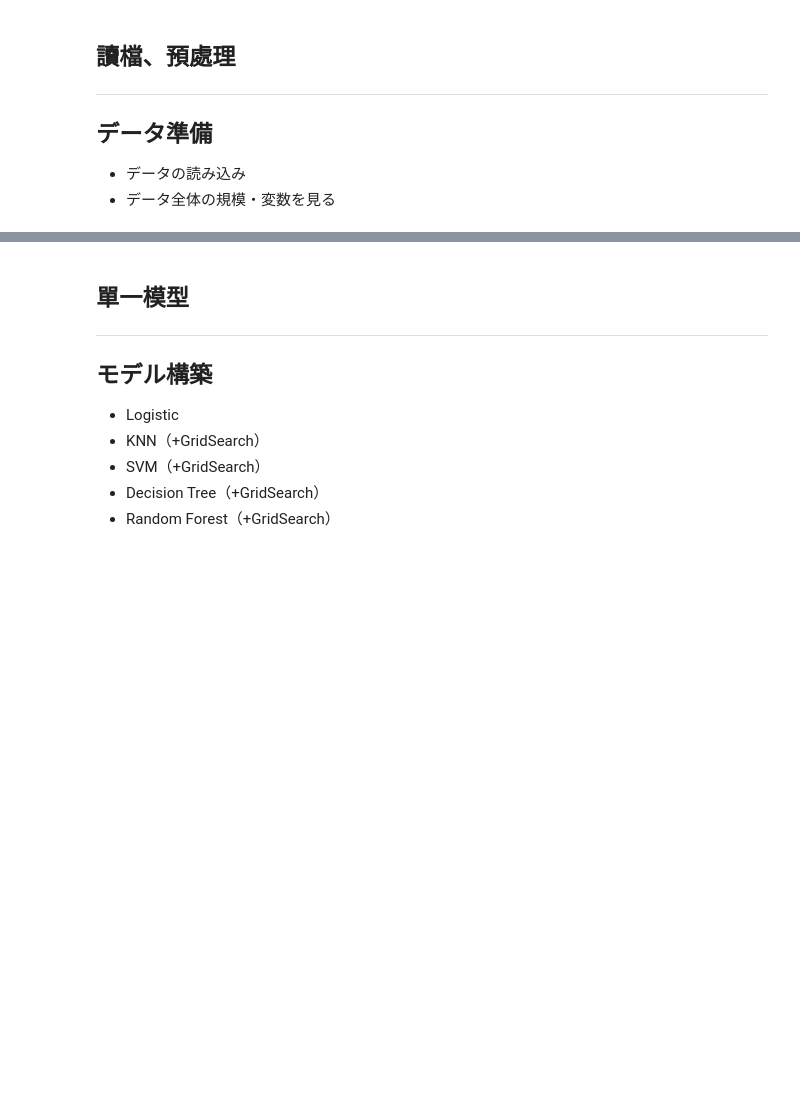
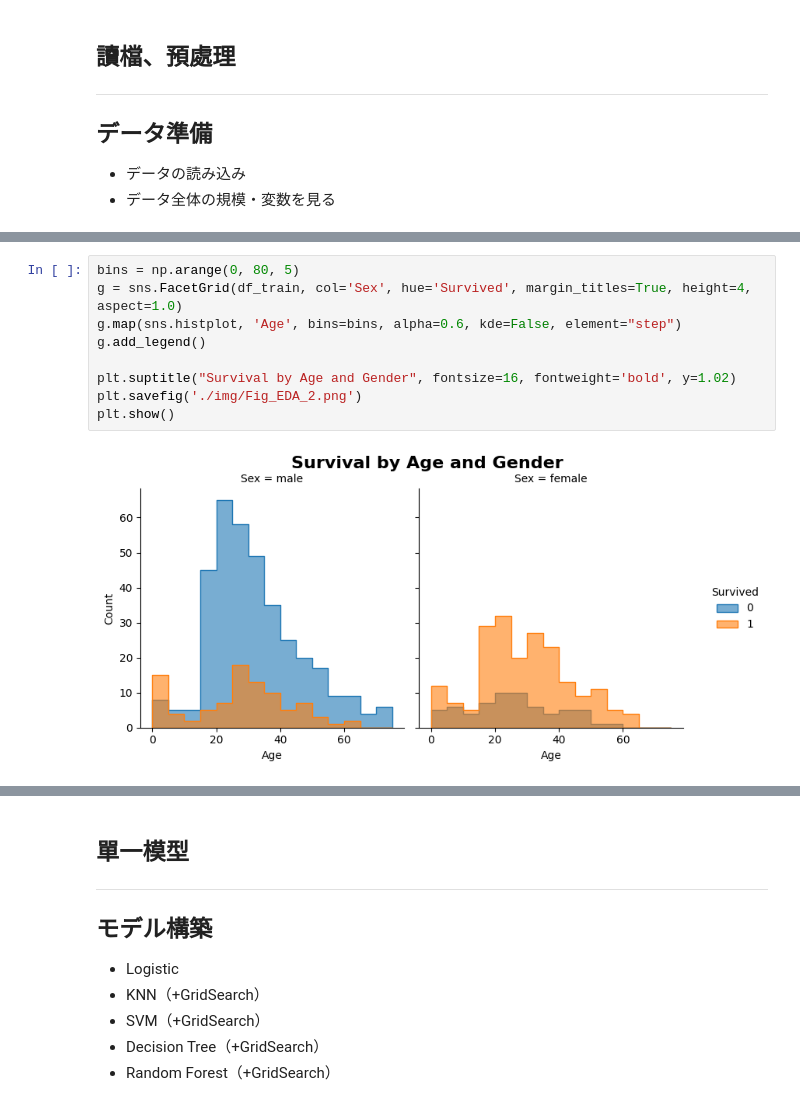
Before and after one commit to Yoga096/Kaggle_Titanic, a Jupyter notebook: Titanic.ipynb, the cells around one changed output, grey strips where cells are left out. Drawn from its saved outputs; the diff is of its cells as text; blank space fills up the shorter version.

```diff
--- a/Titanic.ipynb
+++ b/Titanic.ipynb
@@ -296,0 +194,11 @@ scores = {}
+# %%
+bins = np.arange(0, 80, 5)
+g = sns.FacetGrid(df_train, col='Sex', hue='Survived', margin_titles=True, height=4, aspect=1.0)
+g.map(sns.histplot, 'Age', bins=bins, alpha=0.6, kde=False, element="step")
+g.add_legend()
+
+plt.suptitle("Survival by Age and Gender", fontsize=16, fontweight='bold', y=1.02)
+plt.savefig('./img/Fig_EDA_2.png')
+plt.show()
+# %% [output]
+[figure, added]
```
Also changed, not shown: parts of 91 cells of this notebook.
